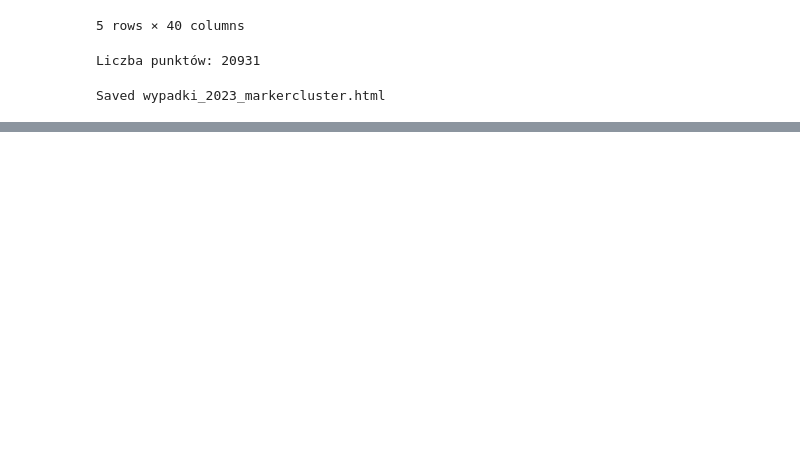
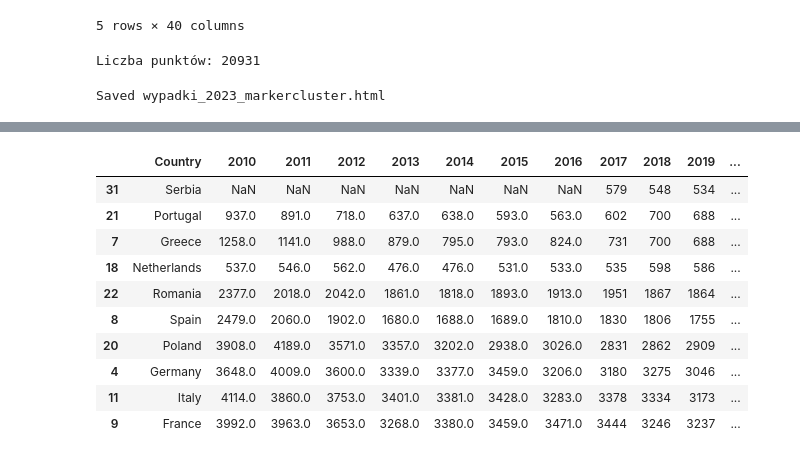
Before and after one commit to JankData/car-accidents-visualizations, a Jupyter notebook: notebooks/wypadki1.ipynb, the cells around one changed output, grey strips where cells are left out. Saved outputs shown, nothing was run; the diff lists cells and outputs as text; code cells hidden in the pictures; blank space fills up the shorter version.

```diff
--- a/notebooks/wypadki1.ipynb
+++ b/notebooks/wypadki1.ipynb
@@ -546,0 +563,15 @@ Saved wypadki_2023_markercluster.html
+# %%
+df_top10 = df.nlargest(10, "2024").sort_values("2024", ascending=True)
+df_top10
+# %% [output]
+|  | Country | 2010 | 2011 | 2012 | 2013 | 2014 | 2015 | 2016 | 2017 | 2018 | 2019 | ... |
+| 31 | Serbia | NaN | NaN | NaN | NaN | NaN | NaN | NaN | 579 | 548 | 534 | ... |
+| 21 | Portugal | 937.0 | 891.0 | 718.0 | 637.0 | 638.0 | 593.0 | 563.0 | 602 | 700 | 688 | ... |
+| 7 | Greece | 1258.0 | 1141.0 | 988.0 | 879.0 | 795.0 | 793.0 | 824.0 | 731 | 700 | 688 | ... |
+| 18 | Netherlands | 537.0 | 546.0 | 562.0 | 476.0 | 476.0 | 531.0 | 533.0 | 535 | 598 | 586 | ... |
+| 22 | Romania | 2377.0 | 2018.0 | 2042.0 | 1861.0 | 1818.0 | 1893.0 | 1913.0 | 1951 | 1867 | 1864 | ... |
+| 8 | Spain | 2479.0 | 2060.0 | 1902.0 | 1680.0 | 1688.0 | 1689.0 | 1810.0 | 1830 | 1806 | 1755 | ... |
+| 20 | Poland | 3908.0 | 4189.0 | 3571.0 | 3357.0 | 3202.0 | 2938.0 | 3026.0 | 2831 | 2862 | 2909 | ... |
+| 4 | Germany | 3648.0 | 4009.0 | 3600.0 | 3339.0 | 3377.0 | 3459.0 | 3206.0 | 3180 | 3275 | 3046 | ... |
+| 11 | Italy | 4114.0 | 3860.0 | 3753.0 | 3401.0 | 3381.0 | 3428.0 | 3283.0 | 3378 | 3334 | 3173 | ... |
+| 9 | France | 3992.0 | 3963.0 | 3653.0 | 3268.0 | 3380.0 | 3459.0 | 3471.0 | 3444 | 3246 | 3237 | ... |
```
Also changed, not shown: parts of 6 cells of this notebook.
